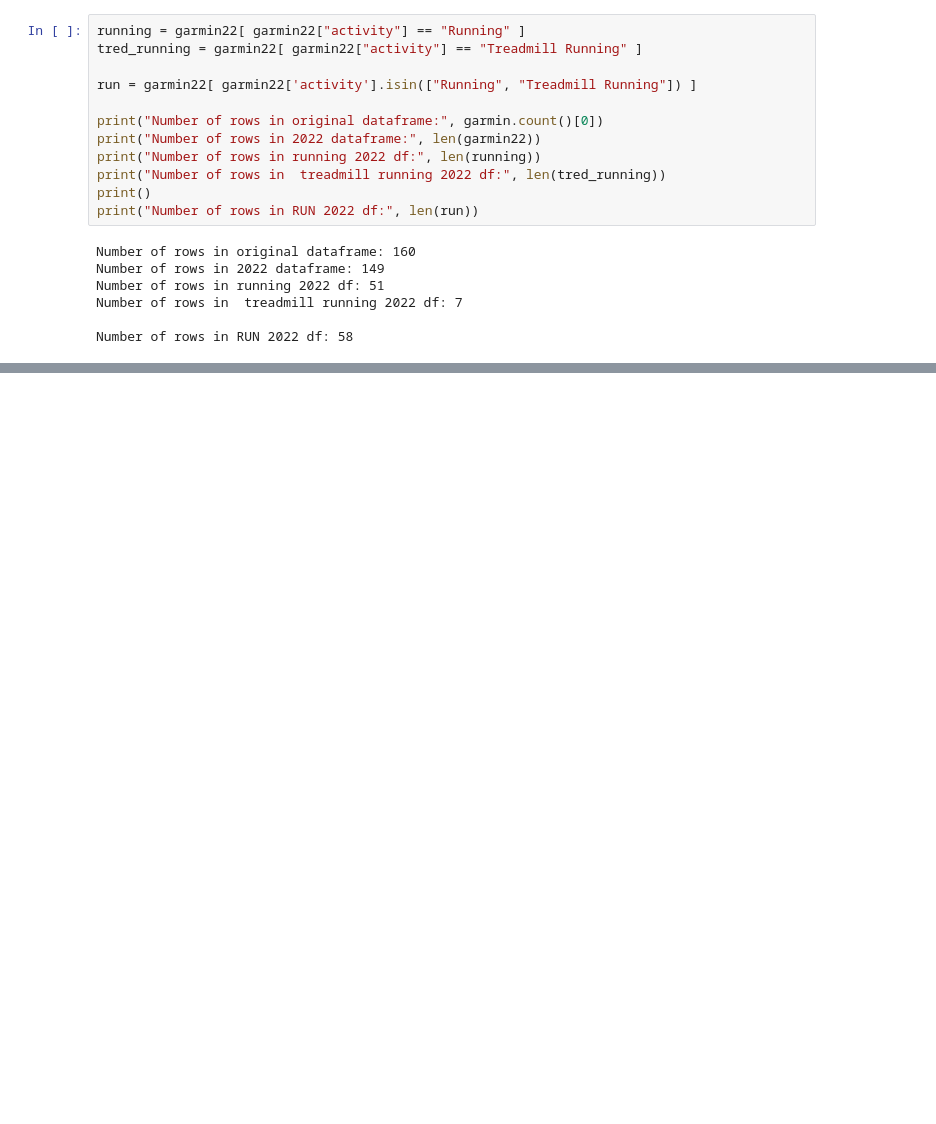
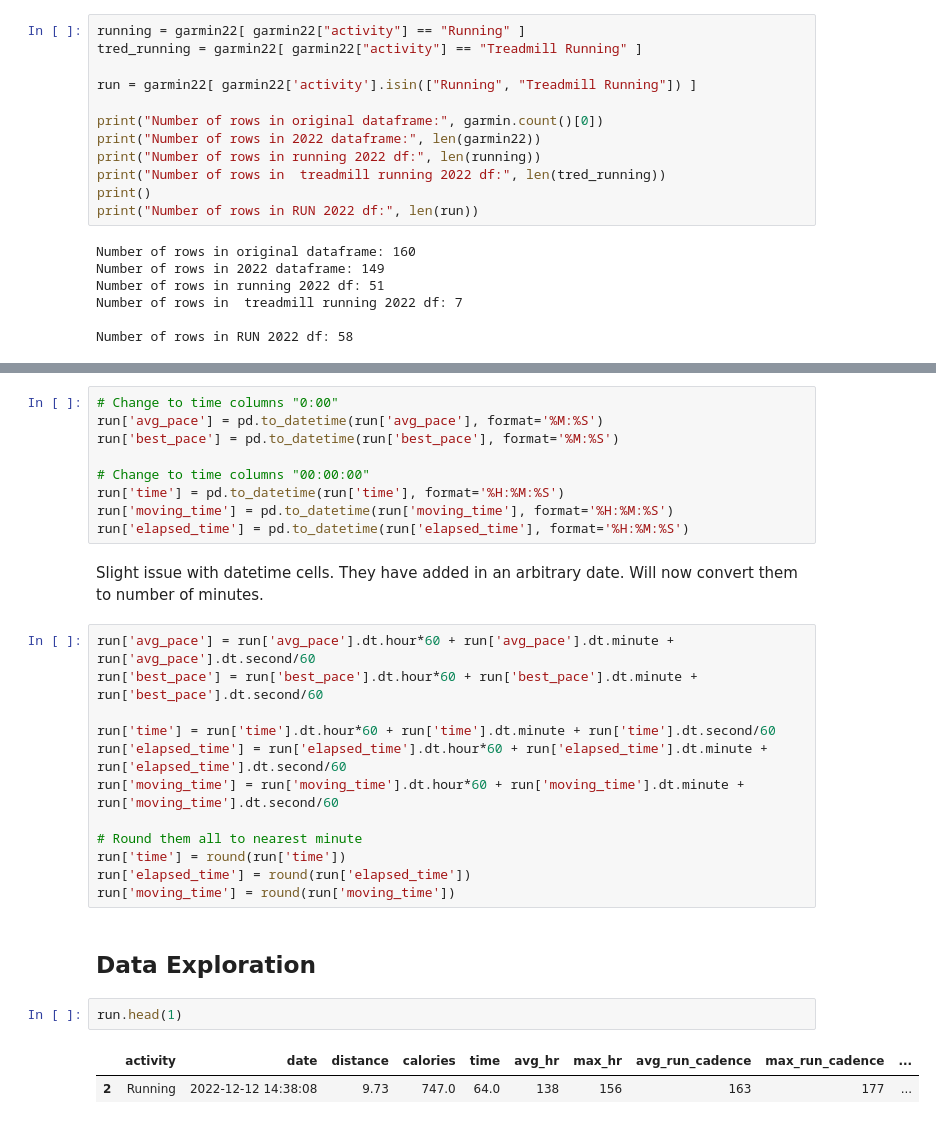
Before and after one commit to Caturrell/garmin-wrapped2022, a Jupyter notebook: Garmin Run.ipynb, the cells around one changed output, grey strips where cells are left out. Drawn from its saved outputs; the diff is of its cells as text; blank space fills up the shorter version.

```diff
--- a/Garmin Run.ipynb
+++ b/Garmin Run.ipynb
@@ -76,0 +87,30 @@ run.head()
+# %%
+# Change to time columns "0:00"
+run['avg_pace'] = pd.to_datetime(run['avg_pace'], format='%M:%S')
+run['best_pace'] = pd.to_datetime(run['best_pace'], format='%M:%S')
+
+# Change to time columns "00:00:00"
+run['time'] = pd.to_datetime(run['time'], format='%H:%M:%S')
+run['moving_time'] = pd.to_datetime(run['moving_time'], format='%H:%M:%S')
+run['elapsed_time'] = pd.to_datetime(run['elapsed_time'], format='%H:%M:%S')
+# %% [markdown]
+Slight issue with datetime cells. They have added in an arbitrary date. Will now convert them to number of minutes.
+# %%
+run['avg_pace'] = run['avg_pace'].dt.hour*60 + run['avg_pace'].dt.minute + run['avg_pace'].dt.second/60
+run['best_pace'] = run['best_pace'].dt.hour*60 + run['best_pace'].dt.minute + run['best_pace'].dt.second/60
+
+run['time'] = run['time'].dt.hour*60 + run['time'].dt.minute + run['time'].dt.second/60
+run['elapsed_time'] = run['elapsed_time'].dt.hour*60 + run['elapsed_time'].dt.minute + run['elapsed_time'].dt.second/60
+run['moving_time'] = run['moving_time'].dt.hour*60 + run['moving_time'].dt.minute + run['moving_time'].dt.second/60
+
+# Round them all to nearest minute
+run['time'] = round(run['time'])
+run['elapsed_time'] = round(run['elapsed_time'])
+run['moving_time'] = round(run['moving_time'])
+# %% [markdown]
+## Data Exploration
+# %%
+run.head(1)
+# %% [output]
+|  | activity | date | distance | calories | time | avg_hr | max_hr | avg_run_cadence | max_run_cadence | ... |
+| 2 | Running | 2022-12-12 14:38:08 | 9.73 | 747.0 | 64.0 | 138 | 156 | 163 | 177 | ... |
```
Also changed, not shown: parts of 7 cells of this notebook, 1 other file.
